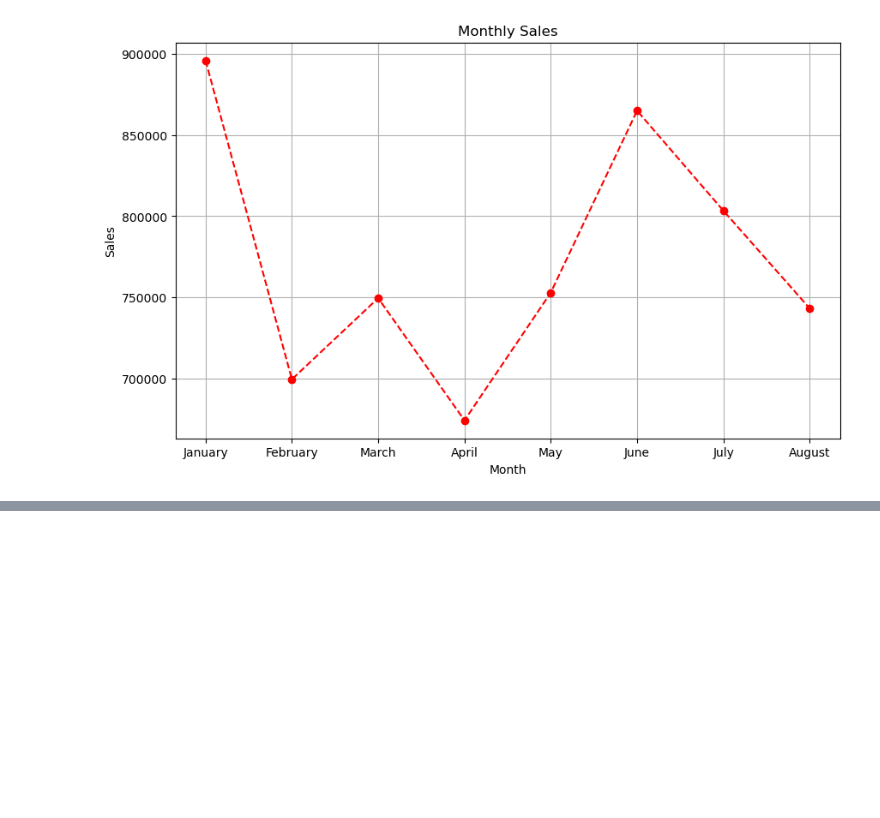
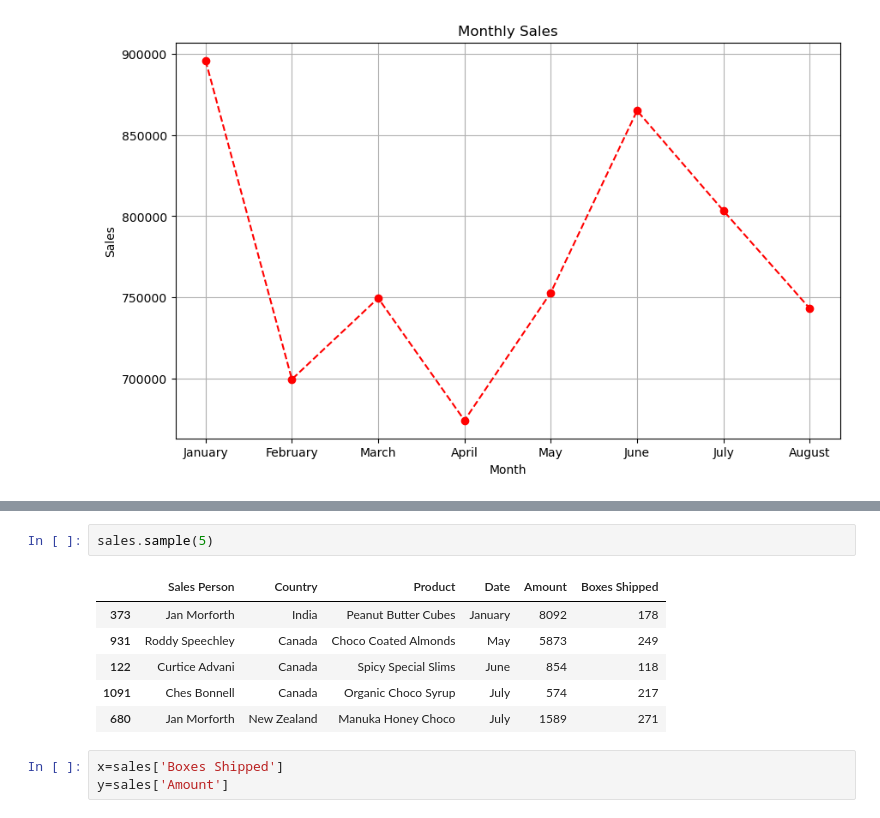
Before and after one commit to daksh-rajora/Gen-Ai, a Jupyter notebook: Machine Learning/MATPLOTLIB/Getting_Started.ipynb, the cells around one changed output, grey strips where cells are left out. Drawn from its saved outputs; the diff is of its cells as text; blank space fills up the shorter version.

```diff
--- a/Machine Learning/MATPLOTLIB/Getting_Started.ipynb
+++ b/Machine Learning/MATPLOTLIB/Getting_Started.ipynb
@@ -354,0 +371,12 @@ plt.show()
+# %%
+sales.sample(5)
+# %% [output]
+|  | Sales Person | Country | Product | Date | Amount | Boxes Shipped |
+| 373 | Jan Morforth | India | Peanut Butter Cubes | January | 8092 | 178 |
+| 931 | Roddy Speechley | Canada | Choco Coated Almonds | May | 5873 | 249 |
+| 122 | Curtice Advani | Canada | Spicy Special Slims | June | 854 | 118 |
+| 1091 | Ches Bonnell | Canada | Organic Choco Syrup | July | 574 | 217 |
+| 680 | Jan Morforth | New Zealand | Manuka Honey Choco | July | 1589 | 271 |
+# %%
+x=sales['Boxes Shipped']
+y=sales['Amount']
```
Also changed, not shown: parts of 6 cells of this notebook.
